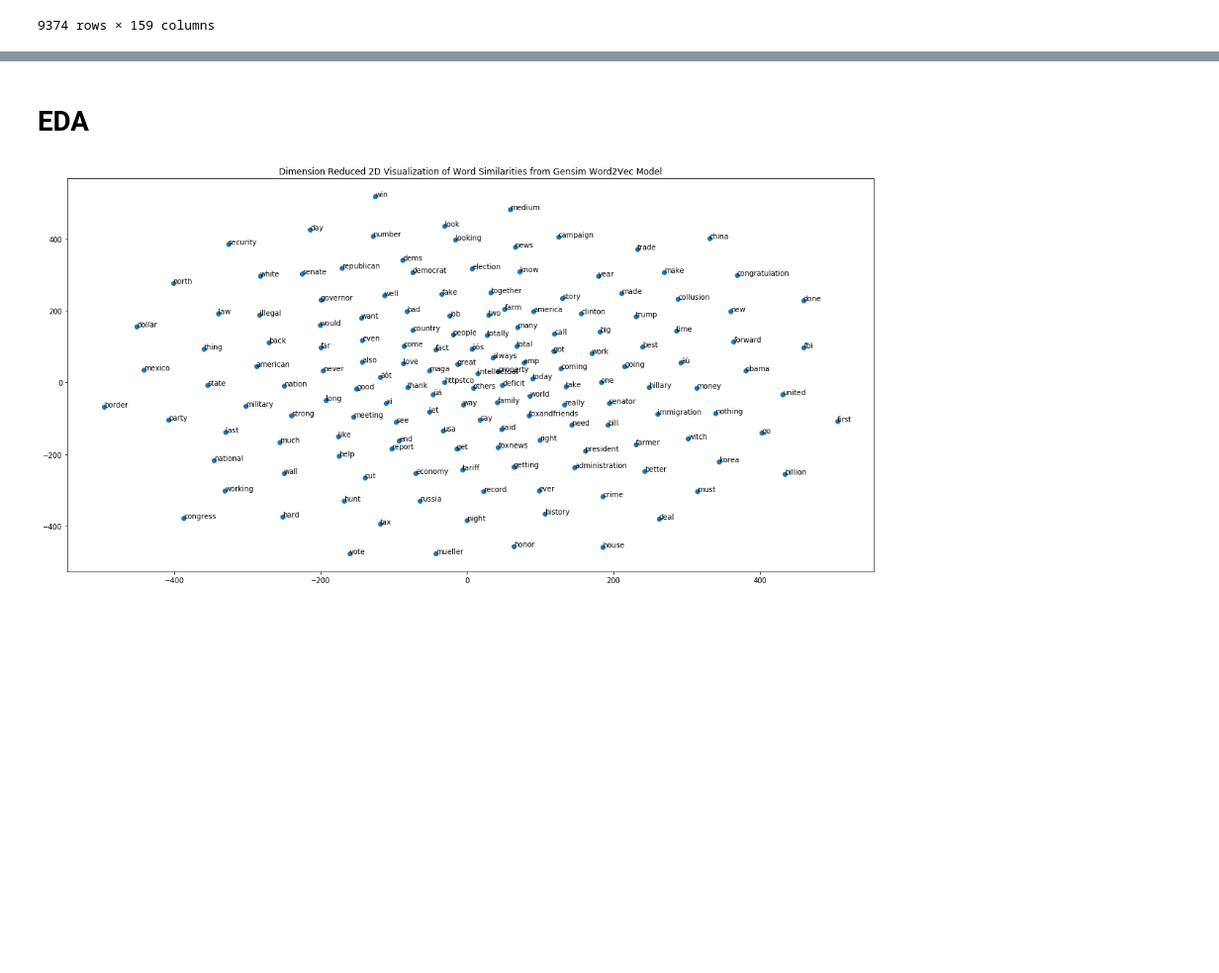
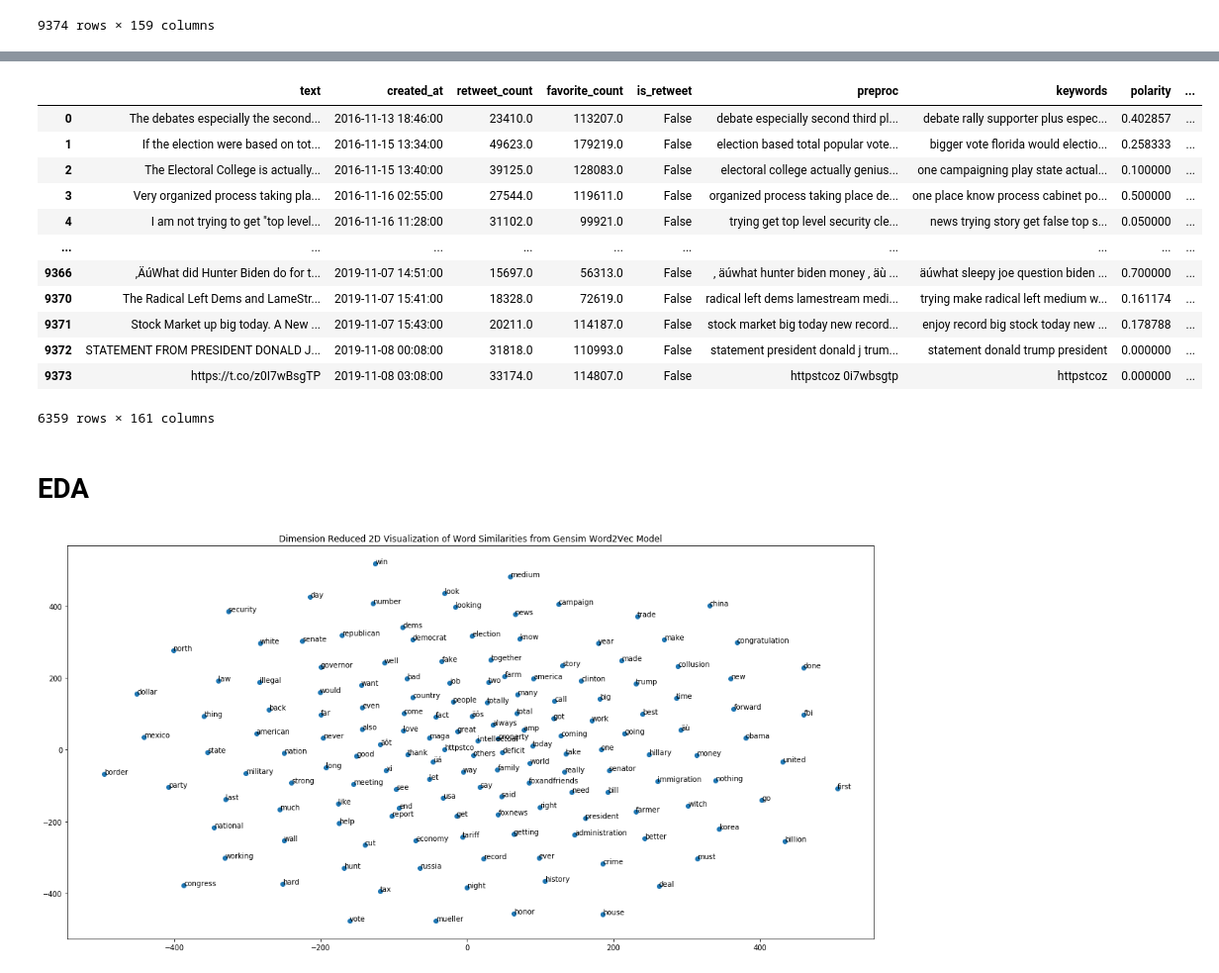
Before and after one commit to blue46jhl/CS109A-Final-Project, a Jupyter notebook: Preprocessing_James_Sam.ipynb, the cells around one changed output, grey strips where cells are left out. Shown: that part at 99% size. Saved outputs shown, nothing was run; the diff lists cells and outputs as text; code cells hidden in the pictures; blank space fills up the shorter version.

```diff
--- a/Preprocessing_James_Sam.ipynb
+++ b/Preprocessing_James_Sam.ipynb
@@ -210 +254,17 @@ tweets_stock_viable = tweets_stock_viable.dropna()
+# %%
+tweets_stock_viable
+# %% [output]
+|  | text | created_at | retweet_count | favorite_count | is_retweet | preproc | keywords | polarity | ... |
+| 0 | The debates especially the second... | 2016-11-13 18:46:00 | 23410.0 | 113207.0 | False | debate especially second third pl... | debate rally supporter plus espec... | 0.402857 | ... |
+| 1 | If the election were based on tot... | 2016-11-15 13:34:00 | 49623.0 | 179219.0 | False | election based total popular vote... | bigger vote florida would electio... | 0.258333 | ... |
+| 2 | The Electoral College is actually... | 2016-11-15 13:40:00 | 39125.0 | 128083.0 | False | electoral college actually genius... | one campaigning play state actual... | 0.100000 | ... |
+| 3 | Very organized process taking pla... | 2016-11-16 02:55:00 | 27544.0 | 119611.0 | False | organized process taking place de... | one place know process cabinet po... | 0.500000 | ... |
+| 4 | I am not trying to get "top level... | 2016-11-16 11:28:00 | 31102.0 | 99921.0 | False | trying get top level security cle... | news trying story get false top s... | 0.050000 | ... |
+| ... | ... | ... | ... | ... | ... | ... | ... | ... | ... |
+| 9366 | ‚ÄúWhat did Hunter Biden do for t... | 2019-11-07 14:51:00 | 15697.0 | 56313.0 | False | ‚ äúwhat hunter biden money ‚ äù ... | äúwhat sleepy joe question biden ... | 0.700000 | ... |
+| 9370 | The Radical Left Dems and LameStr... | 2019-11-07 15:41:00 | 18328.0 | 72619.0 | False | radical left dems lamestream medi... | trying make radical left medium w... | 0.161174 | ... |
+| 9371 | Stock Market up big today. A New ... | 2019-11-07 15:43:00 | 20211.0 | 114187.0 | False | stock market big today new record... | enjoy record big stock today new ... | 0.178788 | ... |
+| 9372 | STATEMENT FROM PRESIDENT DONALD J... | 2019-11-08 00:08:00 | 31818.0 | 110993.0 | False | statement president donald j trum... | statement donald trump president | 0.000000 | ... |
+| 9373 | https://t.co/z0I7wBsgTP | 2019-11-08 03:08:00 | 33174.0 | 114807.0 | False | httpstcoz 0i7wbsgtp | httpstcoz | 0.000000 | ... |
+6359 rows × 161 columns
 # %%
```
Also changed, not shown: parts of 6 cells of this notebook.
